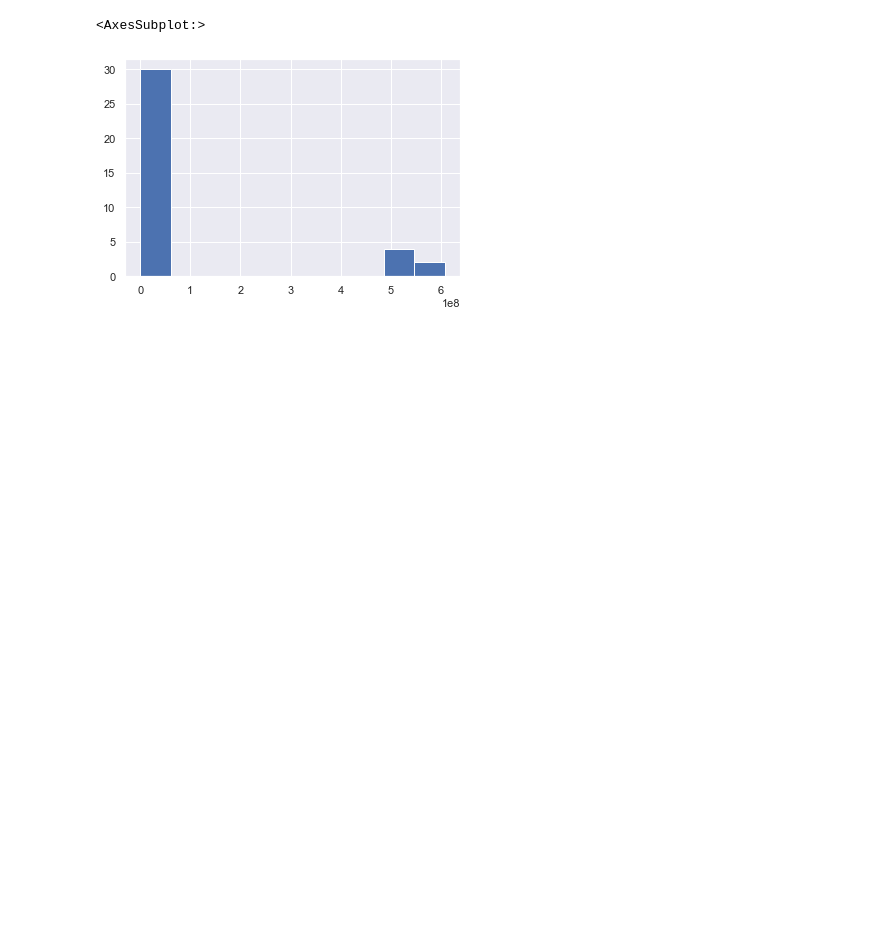
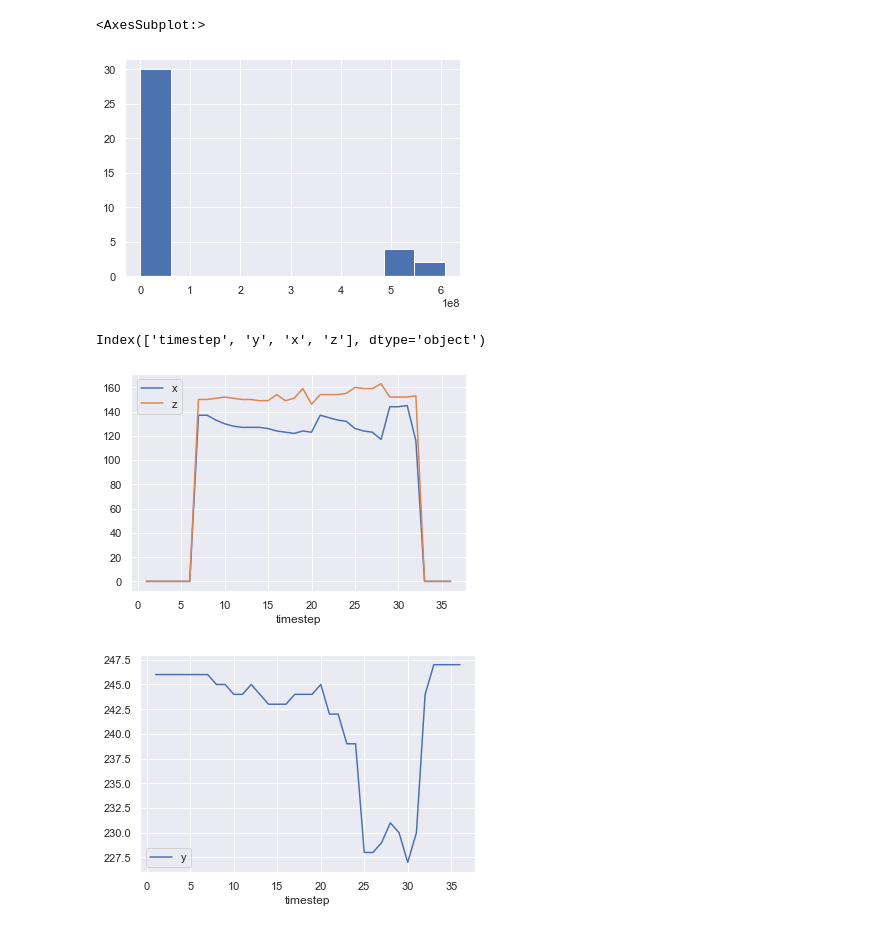
Before and after one commit to rebeccadavidsson/Paraview_VTK, a Jupyter notebook: Naamloos.ipynb, the cells around one changed output. Drawn from its saved outputs; the diff is of its cells as text; code cells hidden in the pictures; blank space fills up the shorter version.

```diff
--- a/Naamloos.ipynb
+++ b/Naamloos.ipynb
@@ -10,3 +10,18 @@ dataset[dataset.rho.notnull()].rho.hist()
 # %% [output]
 <AxesSubplot:>
 [figure]
+# %%
+df = pd.read_csv("cvlibd/server/data/volume-render/v02_splash.csv")
+
+df.columns
+# %% [output]
+Index(['timestep', 'y', 'x', 'z'], dtype='object')
+# %%
+df.plot(x="timestep", y=["x", "z"])
+plt.show()
+
+df.plot(x="timestep", y=["y"])
+plt.show()
+# %% [output]
+[figure, added]
+[figure, added]
```
Also changed, not shown: 15 other files.
